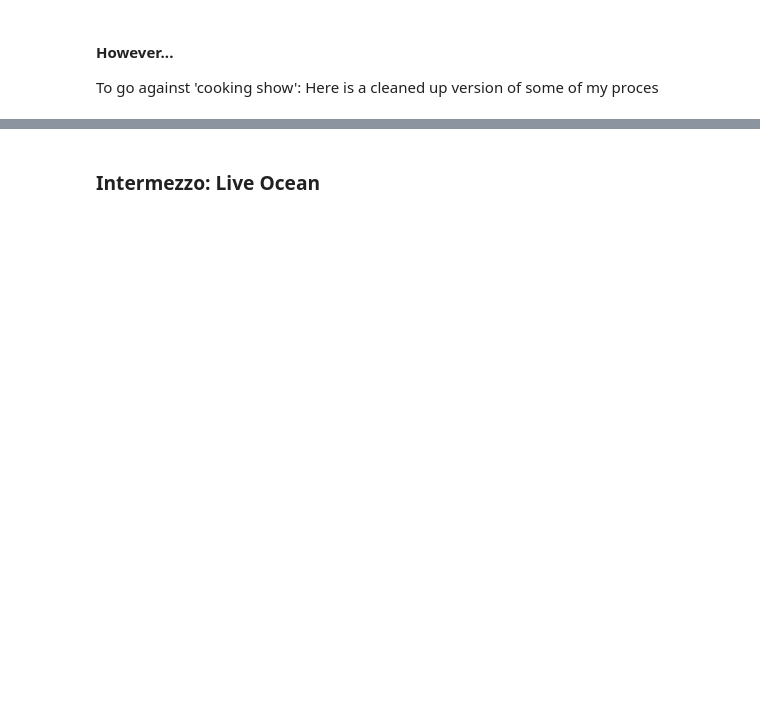
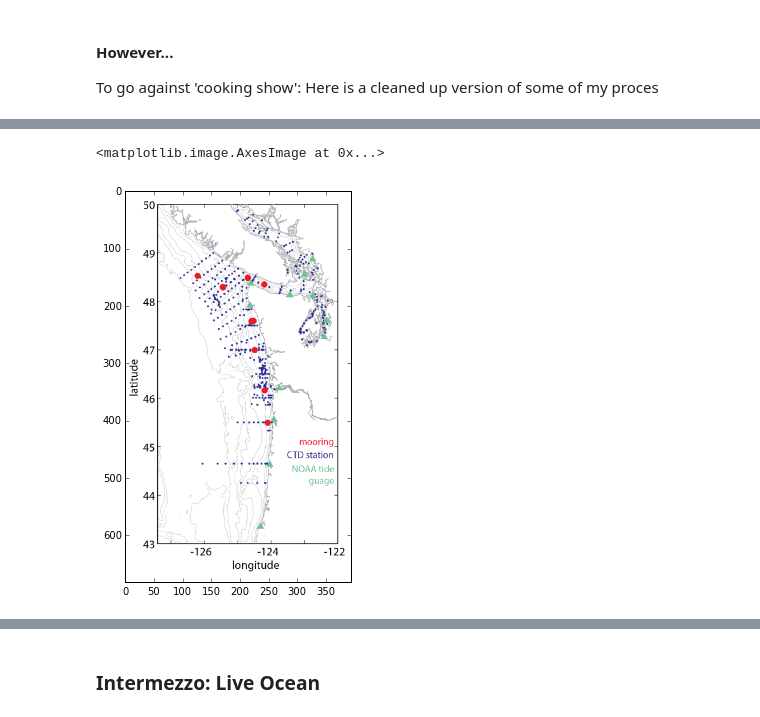
Before and after one commit to robfatland/percival, a Jupyter notebook: IPython Notebooks/Cloud Day Talk.ipynb, the cells around one changed output, grey strips where cells are left out. Drawn from its saved outputs; the diff is of its cells as text; code cells hidden in the pictures; blank space fills up the shorter version.

Commit message:
cloud day

```diff
--- a/IPython Notebooks/Cloud Day Talk.ipynb
+++ b/IPython Notebooks/Cloud Day Talk.ipynb
@@ -49,6 +53,6 @@ Common themes
 # %%
 # Some necessary business out of the way...
-rooturl = 'http://robfatland.net/old/UNIDATAFigures/'
+rooturl = 'http://robfatland.net/cloudday/'
 
 from PIL import Image
 import urllib, cStringIO
@@ -65,5 +69,5 @@ def smim(url, desiredWidth, figdim):
     imshow(np.asarray(imageResized))
     plt.gca().axes.get_xaxis().set_visible(False)
     plt.gca().axes.get_yaxis().set_visible(False)
-    plt.gca().set_frame_on(Fals
+    plt.gca().set_frame_on(False)
 # %% [output]
@@ -219,5 +219,5 @@ roiImage = Image.open(imageFile)
 
 # How about this:
 
-imshow(roiImage
+imshow(roiImage)
 # %% [output]
@@ -225,3 +225,5 @@ SyntaxError: invalid syntax (<ipython-input-15-528c253ebc1a>, line 36)
+<matplotlib.image.AxesImage at 0x...>
+[figure, added]
 # %%
 # Above shows my figure with a black border and axes! May be useful some day...
 
```
Also changed, not shown: parts of 32 cells of this notebook.
